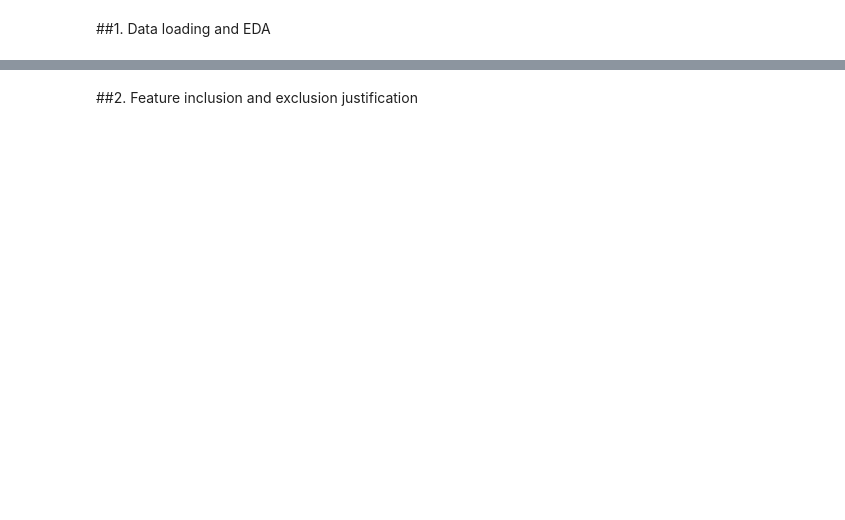
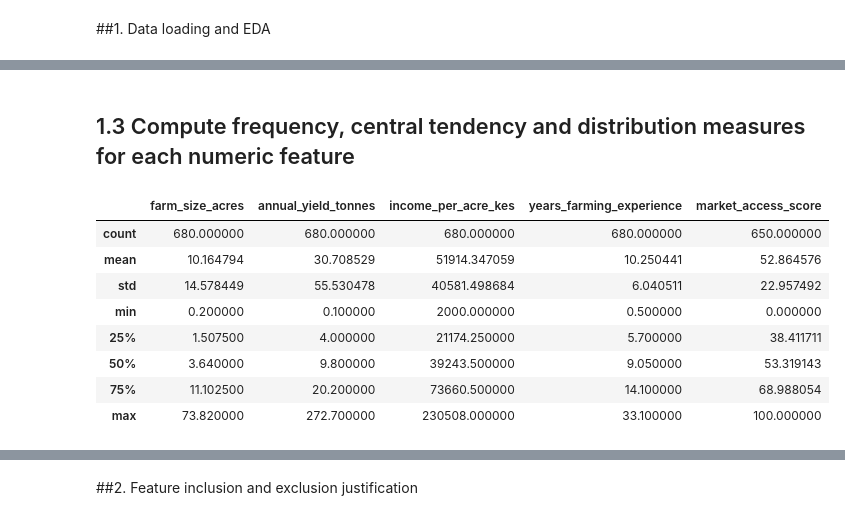
Before and after one commit to tanuiivy/bbt4106-202604-D4-clustering, a Jupyter notebook: lab_submission/bbt4106_202604_D4_clustering.ipynb, the cells around one changed output, grey strips where cells are left out. Cells and saved outputs as stored; diff of their text form; code cells hidden in the pictures; blank space fills up the shorter version.

```diff
--- a/lab_submission/bbt4106_202604_D4_clustering.ipynb
+++ b/lab_submission/bbt4106_202604_D4_clustering.ipynb
@@ -6,0 +82,17 @@
+# %% [markdown]
+## 1.3 Compute frequency, central tendency and distribution measures for each numeric feature
+# %%
+numeric_cols = ["farm_size_acres", "annual_yield_tonnes", "income_per_acre_kes",
+                 "years_farming_experience", "market_access_score"]
+
+df[numeric_cols].describe()
+# %% [output]
+|  | farm_size_acres | annual_yield_tonnes | income_per_acre_kes | years_farming_experience | market_access_score |
+| count | 680.000000 | 680.000000 | 680.000000 | 680.000000 | 650.000000 |
+| mean | 10.164794 | 30.708529 | 51914.347059 | 10.250441 | 52.864576 |
+| std | 14.578449 | 55.530478 | 40581.498684 | 6.040511 | 22.957492 |
+| min | 0.200000 | 0.100000 | 2000.000000 | 0.500000 | 0.000000 |
+| 25% | 1.507500 | 4.000000 | 21174.250000 | 5.700000 | 38.411711 |
+| 50% | 3.640000 | 9.800000 | 39243.500000 | 9.050000 | 53.319143 |
+| 75% | 11.102500 | 20.200000 | 73660.500000 | 14.100000 | 68.988054 |
+| max | 73.820000 | 272.700000 | 230508.000000 | 33.100000 | 100.000000 |
```
Also changed, not shown: parts of 28 cells of this notebook.
